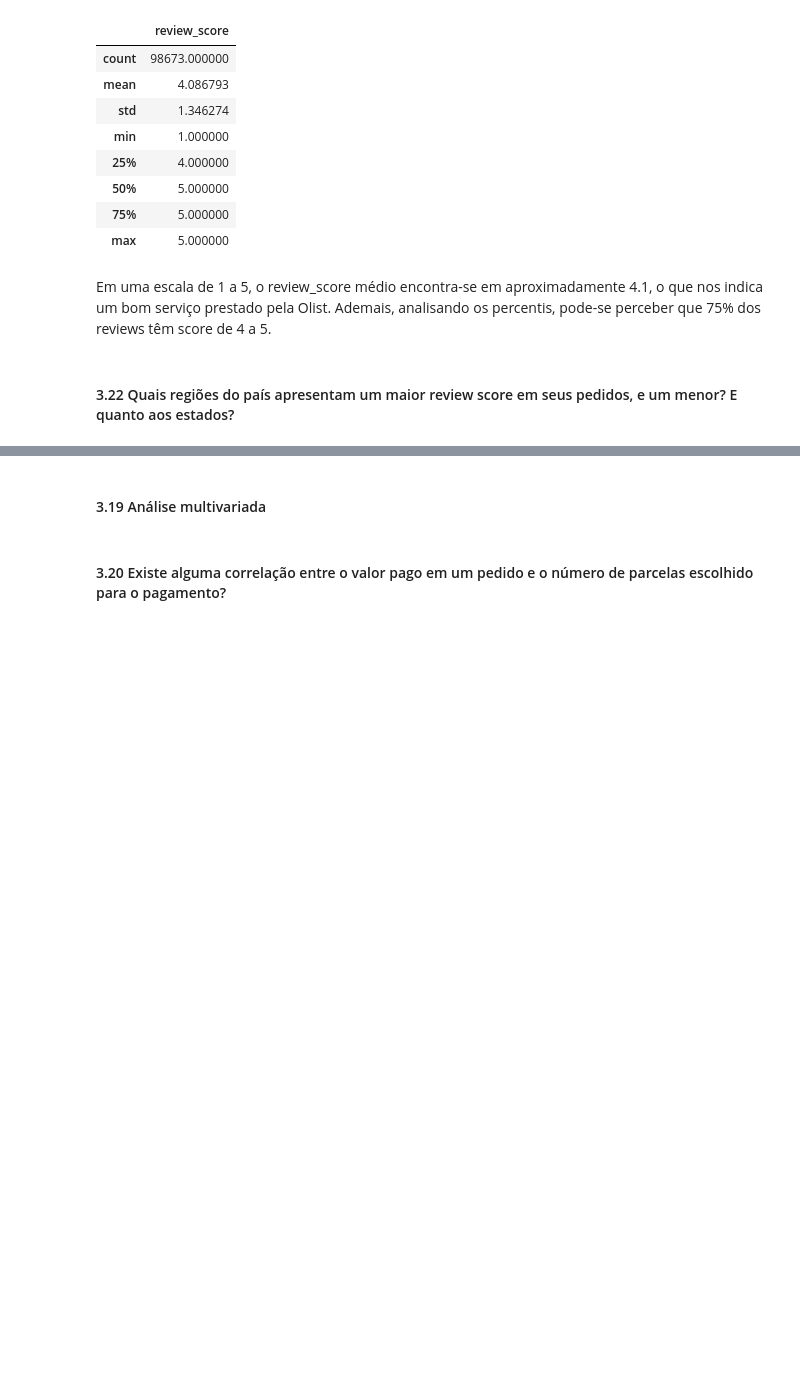
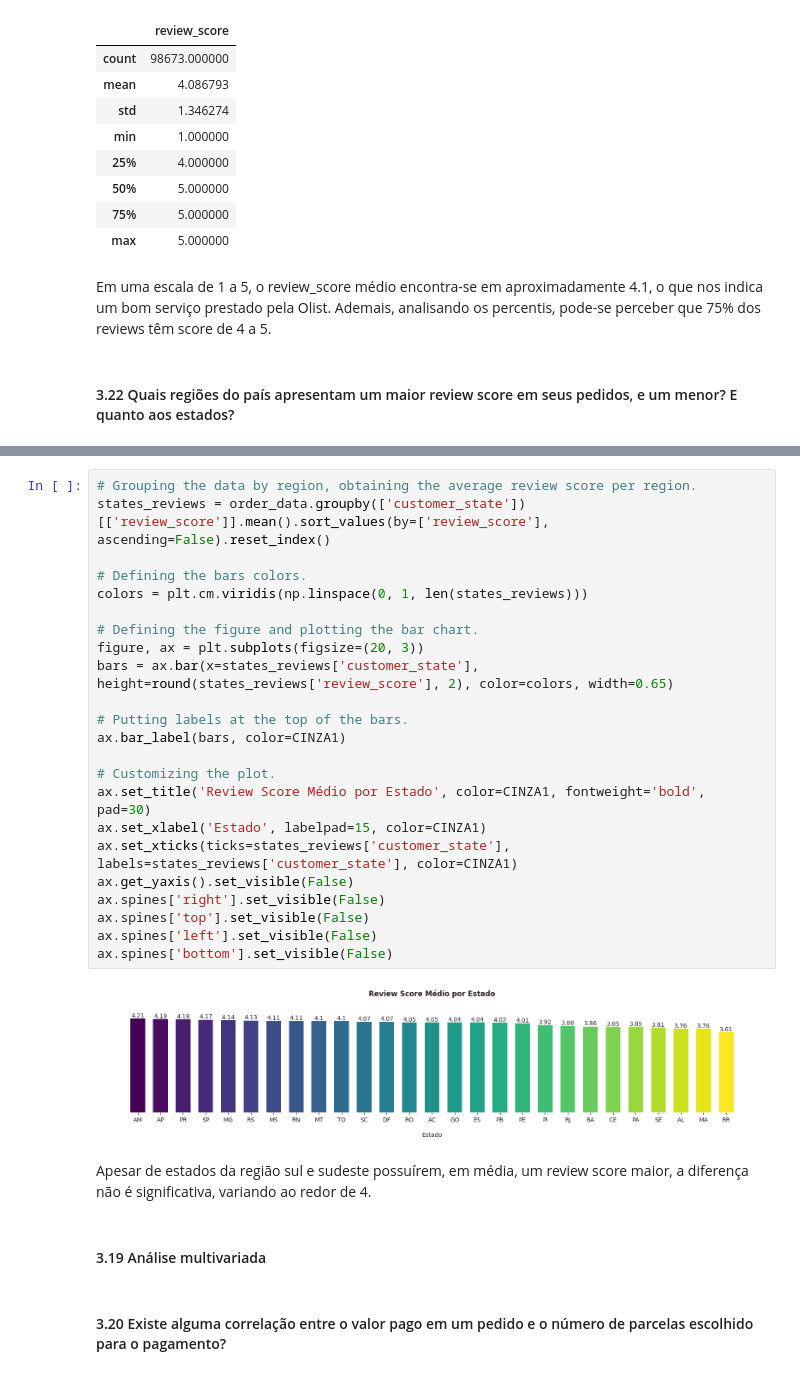
Before and after one commit to allmeidaapedro/Olist-Analysis, a Jupyter notebook: eda.ipynb, the cells around one changed output, grey strips where cells are left out. Drawn from its saved outputs; the diff is of its cells as text; blank space fills up the shorter version.

```diff
--- a/eda.ipynb
+++ b/eda.ipynb
@@ -1300,3 +1307,30 @@ reviews_grouped
+# %%
+# Grouping the data by region, obtaining the average review score per region.
+states_reviews = order_data.groupby(['customer_state'])[['review_score']].mean().sort_values(by=['review_score'], ascending=False).reset_index()
+
+# Defining the bars colors.
+colors = plt.cm.viridis(np.linspace(0, 1, len(states_reviews)))
+
+# Defining the figure and plotting the bar chart.
+figure, ax = plt.subplots(figsize=(20, 3))
+bars = ax.bar(x=states_reviews['customer_state'], height=round(states_reviews['review_score'], 2), color=colors, width=0.65)
+
+# Putting labels at the top of the bars.
+ax.bar_label(bars, color=CINZA1)
+
+# Customizing the plot.
+ax.set_title('Review Score Médio por Estado', color=CINZA1, fontweight='bold', pad=30)
+ax.set_xlabel('Estado', labelpad=15, color=CINZA1)
+ax.set_xticks(ticks=states_reviews['customer_state'], labels=states_reviews['customer_state'], color=CINZA1)
+ax.get_yaxis().set_visible(False)
+ax.spines['right'].set_visible(False)
+ax.spines['top'].set_visible(False)
+ax.spines['left'].set_visible(False)
+ax.spines['bottom'].set_visible(False)
+# %% [output]
+[figure, added]
+# %% [markdown]
+Apesar de estados da região sul e sudeste possuírem, em média, um review score maior, a diferença não é significativa, variando ao redor de 4.
 # %% [markdown]
 #### 3.19 Análise multivariada
 # %% [markdown]
```
Also changed, not shown: parts of 15 cells of this notebook.
